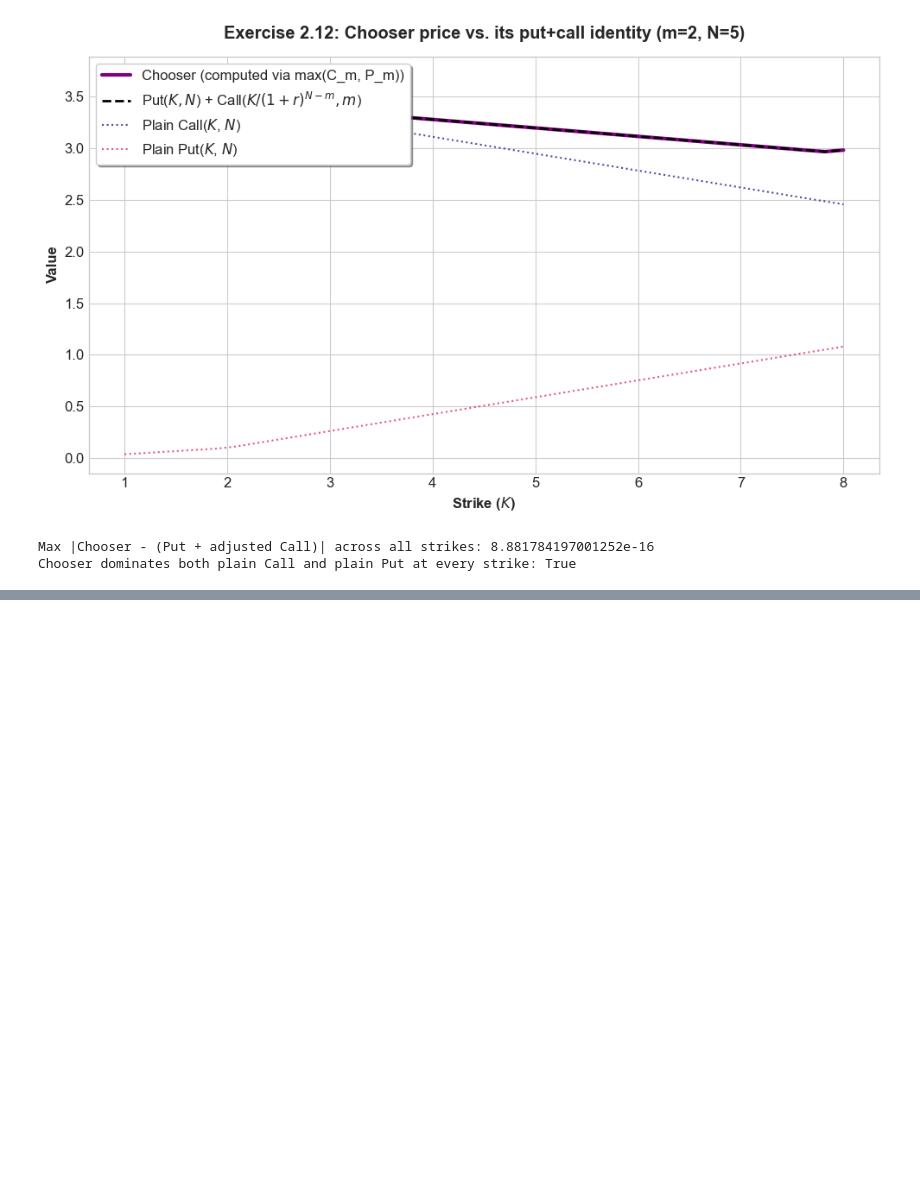
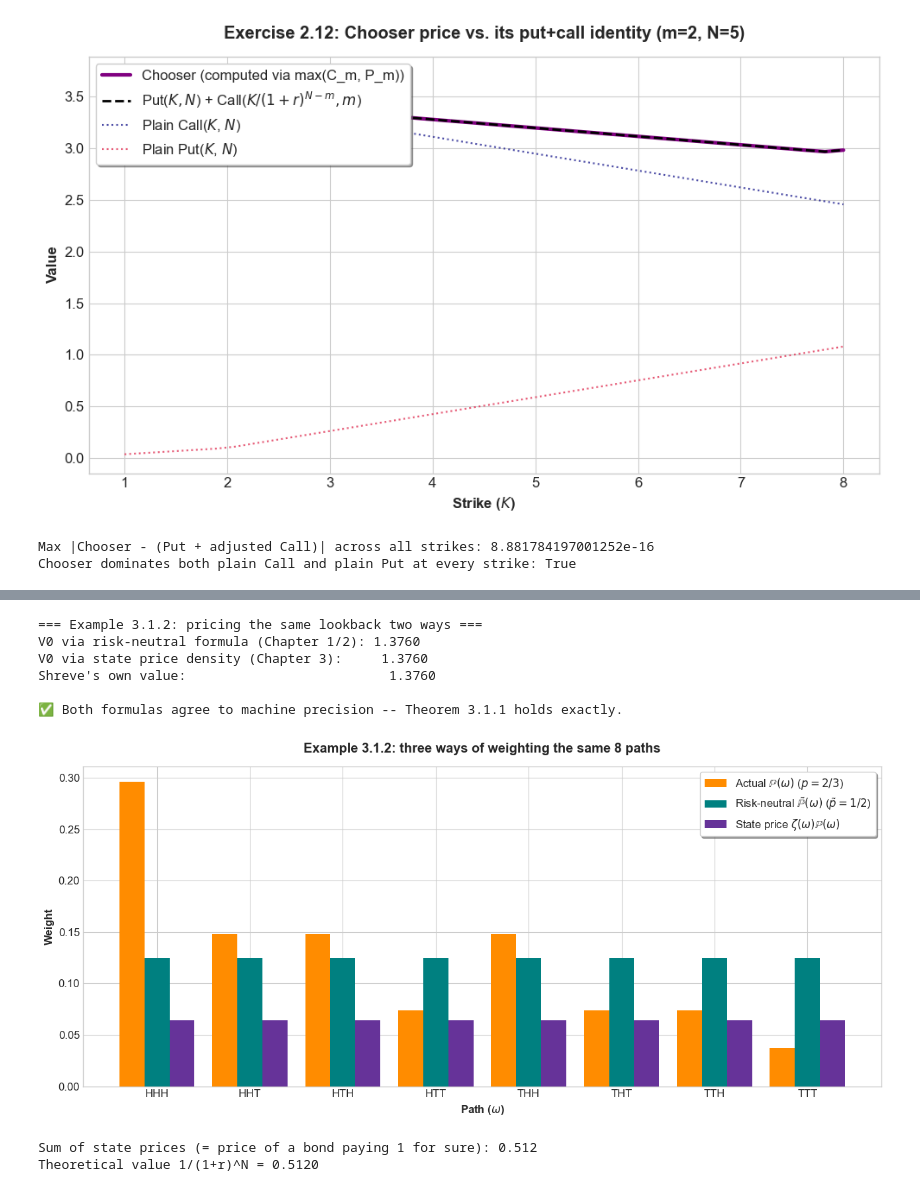
Before and after one commit to danigonespi/binomial_asset_pricing_model, a Jupyter notebook: shreve_v1_notebook.ipynb, the cells around one changed output, grey strips where cells are left out. Drawn from its saved outputs; the diff is of its cells as text; code cells hidden in the pictures; blank space fills up the shorter version.

Commit message:
Chapter 3 notebook

```diff
--- a/shreve_v1_notebook.ipynb
+++ b/shreve_v1_notebook.ipynb
@@ -848,0 +878,58 @@ Chooser dominates both plain Call and plain Put at every strike: True
+# %%
+lookback_shreve = LookbackOption()
+p_actual = 2 / 3
+N = 3
+
+actual_space = CoinTossSpace(n_periods=N, p=p_actual)
+p_tilde, _ = shreve_model.risk_neutral_prob
+rn_space = CoinTossSpace(n_periods=N, p=p_tilde)
+
+payoff_dict = {w: lookback_shreve.compute(shreve_model.price_path(w)) for w in actual_space.get_omega()}
+
+z_dict = radon_nikodym_derivative(actual_space, rn_space)
+zeta_dict = state_price_density(actual_space, rn_space, shreve_model.r, N, z_dict=z_dict)
+
+v0_risk_neutral = sum(payoff_dict[w] * rn_space.probability(w) for w in rn_space.get_omega()) / (1 + shreve_model.r) ** N
+v0_state_price = price_via_state_prices(payoff_dict, actual_space, zeta_dict)
+
+print("=== Example 3.1.2: pricing the same lookback two ways ===")
+print(f"V0 via risk-neutral formula (Chapter 1/2): {v0_risk_neutral:.4f}")
+print(f"V0 via state price density (Chapter 3):     {v0_state_price:.4f}")
+print(f"Shreve's own value:                          1.3760")
+assert abs(v0_risk_neutral - v0_state_price) < 1e-9
+print("\n✅ Both formulas agree to machine precision -- Theorem 3.1.1 holds exactly.")
+
+paths = actual_space.get_omega()
+p_vals = [actual_space.probability(w) for w in paths]
+p_tilde_vals = [rn_space.probability(w) for w in paths]
+state_prices_vals = [zeta_dict[w] * actual_space.probability(w) for w in paths]
+
+x = np.arange(len(paths))
+width = 0.27
+
+fig, ax = plt.subplots(figsize=(13, 6))
+ax.bar(x - width, p_vals, width, label=r'Actual $\mathbb{P}(\omega)$ ($p=2/3$)', color='darkorange')
+ax.bar(x, p_tilde_vals, width, label=r'Risk-neutral $\tilde{\mathbb{P}}(\omega)$ ($\tilde p=1/2$)', color='teal')
+ax.bar(x + width, state_prices_vals, width, label=r'State price $\zeta(\omega)\mathbb{P}(\omega)$', color='rebeccapurple')
+
+ax.set_xticks(x)
+ax.set_xticklabels(paths)
+ax.set_title('Example 3.1.2: three ways of weighting the same 8 paths', fontweight='bold', pad=15)
+ax.set_xlabel(r'Path ($\omega$)', fontweight='bold')
+ax.set_ylabel('Weight', fontweight='bold')
+ax.legend(loc='upper right', frameon=True, shadow=True)
+plt.tight_layout()
+plt.show()
+
+print("\nSum of state prices (= price of a bond paying 1 for sure):", sum(state_prices_vals))
+print(f"Theoretical value 1/(1+r)^N = {1 / (1 + shreve_model.r) ** N:.4f}")
+# %% [output]
+=== Example 3.1.2: pricing the same lookback two ways ===
+V0 via risk-neutral formula (Chapter 1/2): 1.3760
+V0 via state price density (Chapter 3):     1.3760
+Shreve's own value:                          1.3760
+
+✅ Both formulas agree to machine precision -- Theorem 3.1.1 holds exactly.
+[figure, added]
+Sum of state prices (= price of a bond paying 1 for sure): 0.512
+Theoretical value 1/(1+r)^N = 0.5120
```
Also changed, not shown: parts of 15 cells of this notebook.
